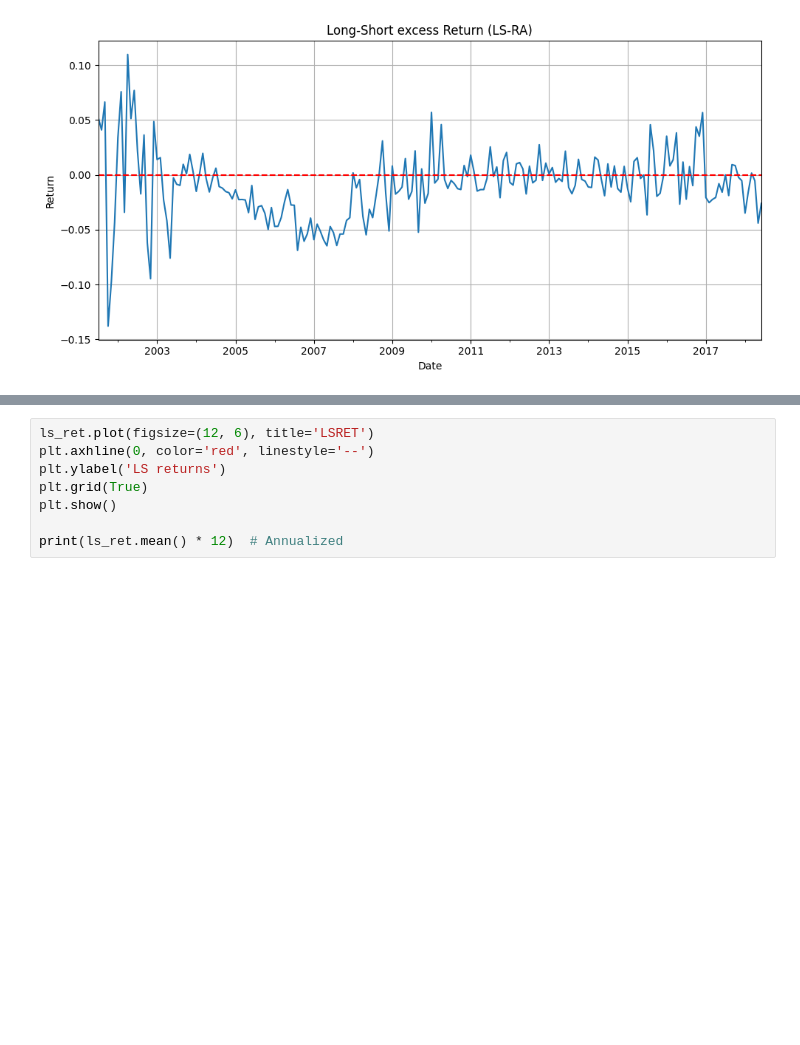
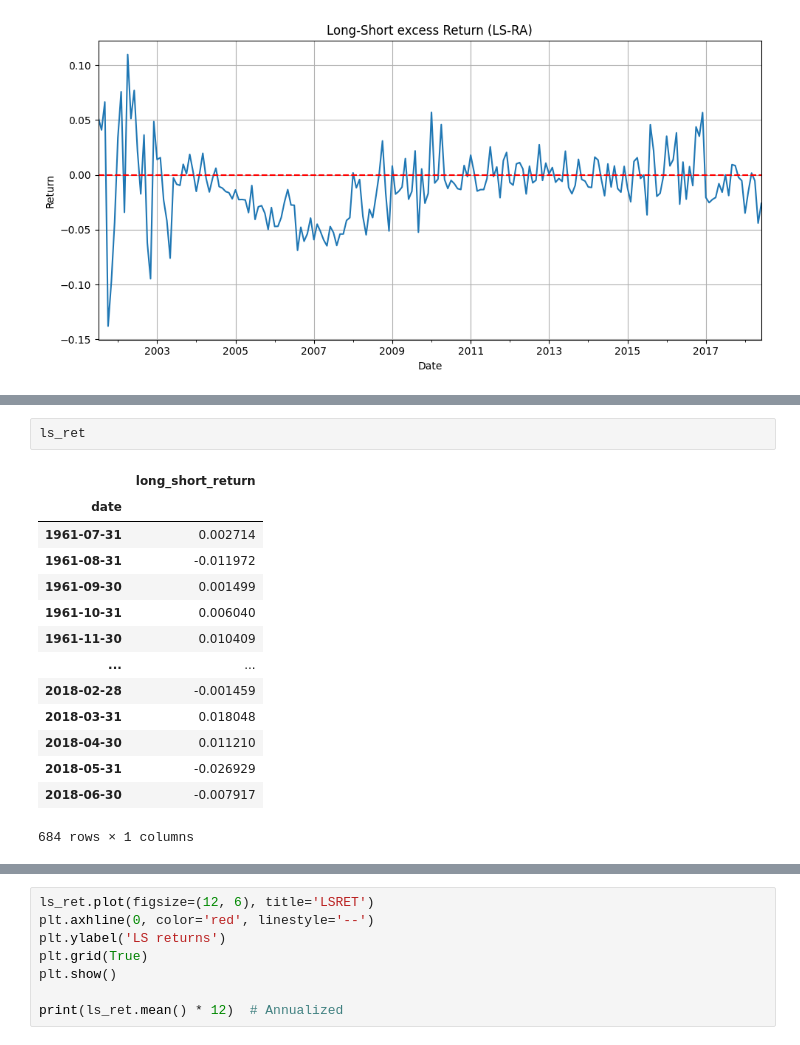
Before and after one commit to justusschenk/valueinvesting, a Jupyter notebook: Sharpe-ratio.ipynb, the cells around one changed output, grey strips where cells are left out. Saved outputs shown, nothing was run; the diff lists cells and outputs as text; blank space fills up the shorter version.

```diff
--- a/Sharpe-ratio.ipynb
+++ b/Sharpe-ratio.ipynb
@@ -61,2 +61,19 @@ plt.show()
+# %%
+ls_ret
+# %% [output]
+|  | long_short_return |
+| date |  |
+| 1961-07-31 | 0.002714 |
+| 1961-08-31 | -0.011972 |
+| 1961-09-30 | 0.001499 |
+| 1961-10-31 | 0.006040 |
+| 1961-11-30 | 0.010409 |
+| ... | ... |
+| 2018-02-28 | -0.001459 |
+| 2018-03-31 | 0.018048 |
+| 2018-04-30 | 0.011210 |
+| 2018-05-31 | -0.026929 |
+| 2018-06-30 | -0.007917 |
+684 rows × 1 columns
 # %%
 #Sharpe Ratios
```
Also changed, not shown: parts of 2 cells of this notebook, 3 other files.
